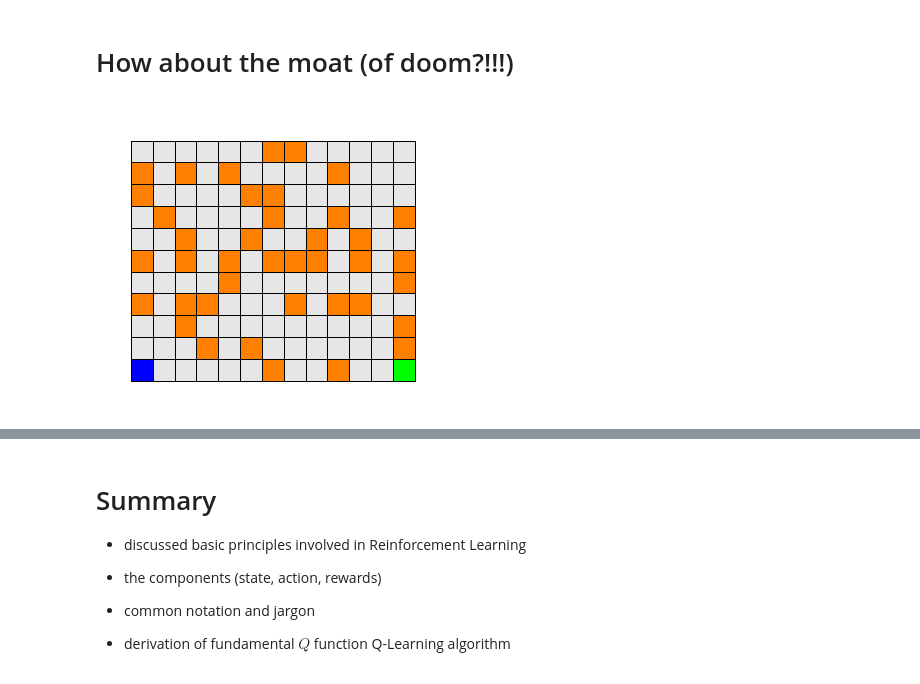
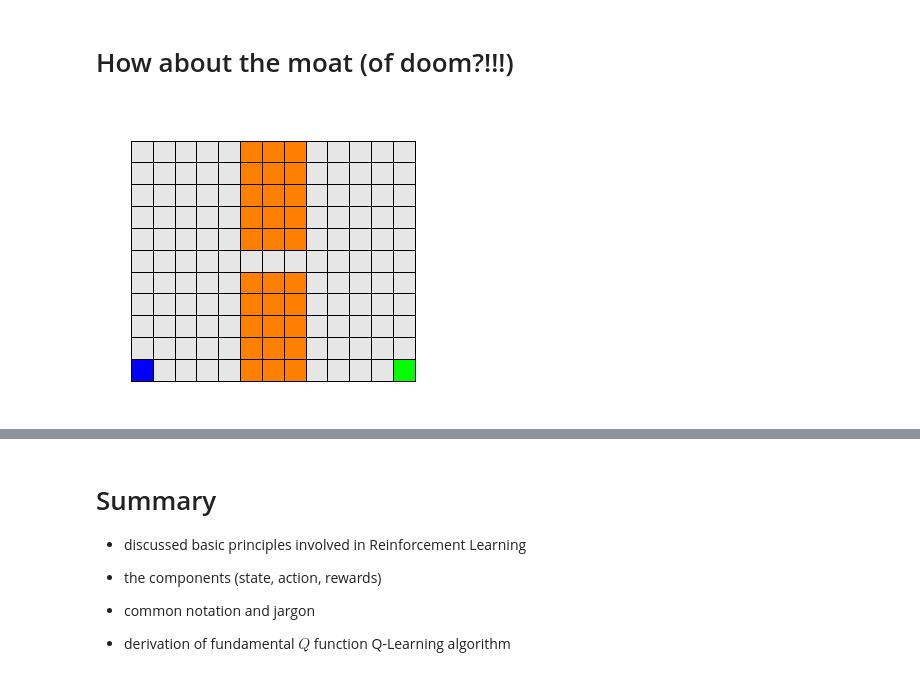
Before and after one commit to iqbal-chowdhury/mlrefined, a Jupyter notebook: 9.5_Reinforcement_part_1_PRESENTATION.ipynb, the cells around one changed output, grey strips where cells are left out. Drawn from its saved outputs; the diff is of its cells as text; code cells hidden in the pictures.

```diff
--- a/9.5_Reinforcement_part_1_PRESENTATION.ipynb
+++ b/9.5_Reinforcement_part_1_PRESENTATION.ipynb
@@ -466,11 +466,11 @@ animator.animate_validation_runs(gridworld = small_maze,learner = qlearner,start
 # %%
 # import custom gridworld simulator
 from gridworld_lib import gridworld_enviro
 
 # generate instance of gridworld
-small_maze = gridworld_enviro.environment(world_size = 'small', world_type = 'random')
+small_maze = gridworld_enviro.environment(world_size = 'small', world_type = 'moat')
 
 # show the grid
 small_maze.color_gridworld()
 # %% [output]
-[figure, old version]
+[figure, new version]
```
Also changed, not shown: parts of 5 cells of this notebook, 1 other file.
